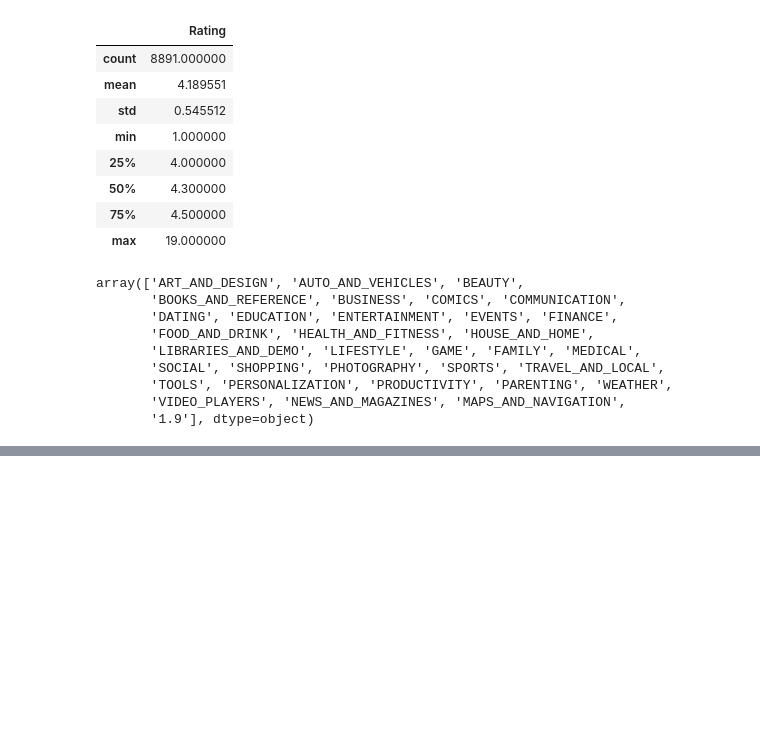
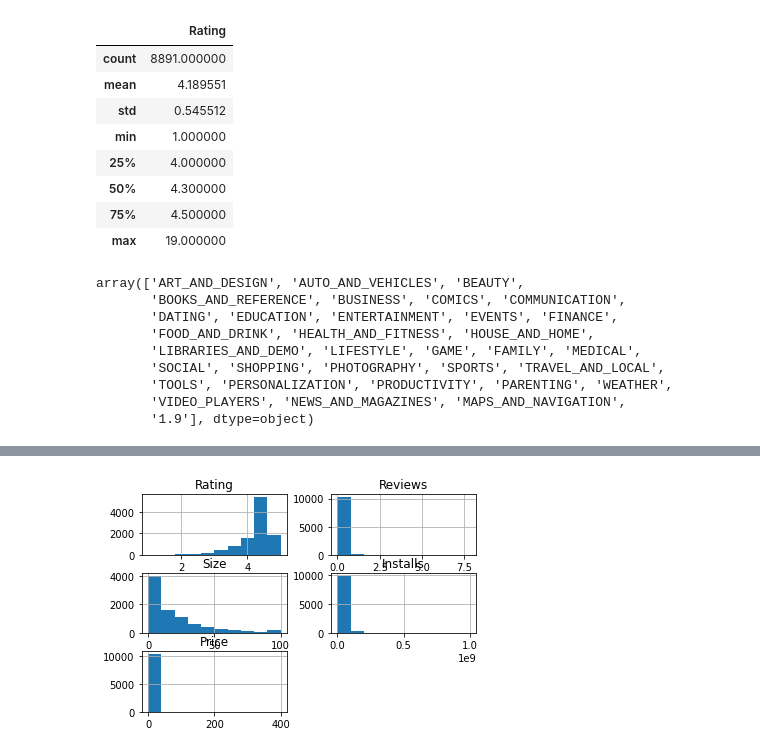
Before and after one commit to vivek16pawar/EDA-CAPSTONE, a Jupyter notebook: Play_Store_App_Review_Analysis_Capstone_Project.ipynb, the cells around one changed output, grey strips where cells are left out. Drawn from its saved outputs; the diff is of its cells as text; code cells hidden in the pictures; blank space fills up the shorter version.

Commit message:
Cleaning Of Columns and Data Frame.

```diff
--- a/Play_Store_App_Review_Analysis_Capstone_Project.ipynb
+++ b/Play_Store_App_Review_Analysis_Capstone_Project.ipynb
@@ -177,0 +187,6 @@ array(['ART_AND_DESIGN', 'AUTO_AND_VEHICLES', 'BEAUTY',
+# %%
+# Dropping + and converting values to int
+df=df[df['Installs']!='Free']
+df['Installs']=df['Installs'].apply(lambda x : x.replace("+","") if "+" in str(x) else x)
+df['Installs']=df['Installs'].apply(lambda x: x.replace(",","") if "," in str(x) else x)
+df["Installs"] = pd.to_numeric(df["Installs"])
@@ -177,0 +219,4 @@ array(['ART_AND_DESIGN', 'AUTO_AND_VEHICLES', 'BEAUTY',
+# %%
+# Removing $ symbol and converting to numerical
+df['Price']=df['Price'].apply(lambda x : x.replace("$","") if "$" in str(x) else x)
+df["Price"] = pd.to_numeric(df["Price"])
@@ -177,0 +260,9 @@ array(['ART_AND_DESIGN', 'AUTO_AND_VEHICLES', 'BEAUTY',
+# %%
+# Convrting MB and Kb Values to float
+try:
+    df['Size']=df['Size'].apply(lambda x : str(x).replace("Varies with device","NaN") if "Varies with device" in str(x) else x)
+    df['Size']=df['Size'].apply(lambda x:  str(x).replace("M","") if "M" in str(x) else x)
+    df['Size']=df['Size'].apply(lambda x:  float(str(x).replace("k",""))/1000 if "k" in str(x) else x)
+    df['Size']=df['Size'].apply(lambda x:  float(x))
+except BaseException as be:
+    print("Check it again",be)
@@ -177,0 +290,3 @@ array(['ART_AND_DESIGN', 'AUTO_AND_VEHICLES', 'BEAUTY',
+# %%
+# Convert reviews column to numerical
+df["Reviews"] = pd.to_numeric(df["Reviews"])
@@ -177,0 +312,6 @@ array(['ART_AND_DESIGN', 'AUTO_AND_VEHICLES', 'BEAUTY',
+# %%
+# Let's check the skeness of data.
+df.hist()
+plt.show()
+# %% [output]
+[figure, added]
```
Also changed, not shown: parts of 12 cells of this notebook.
